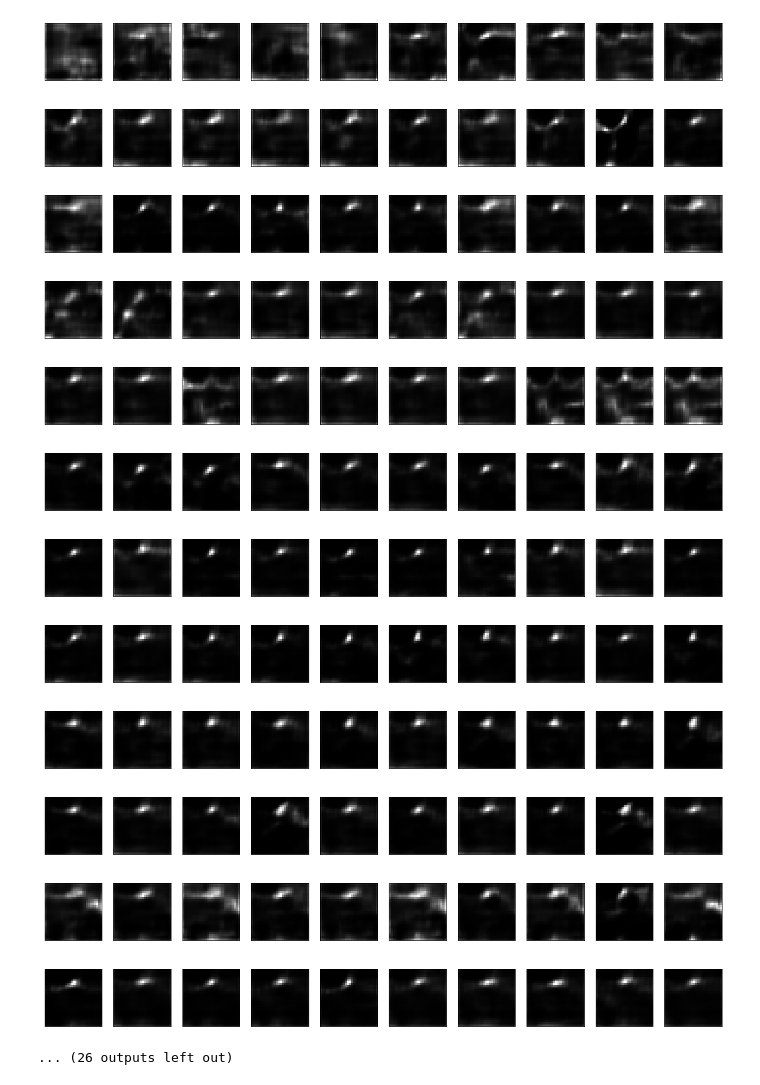
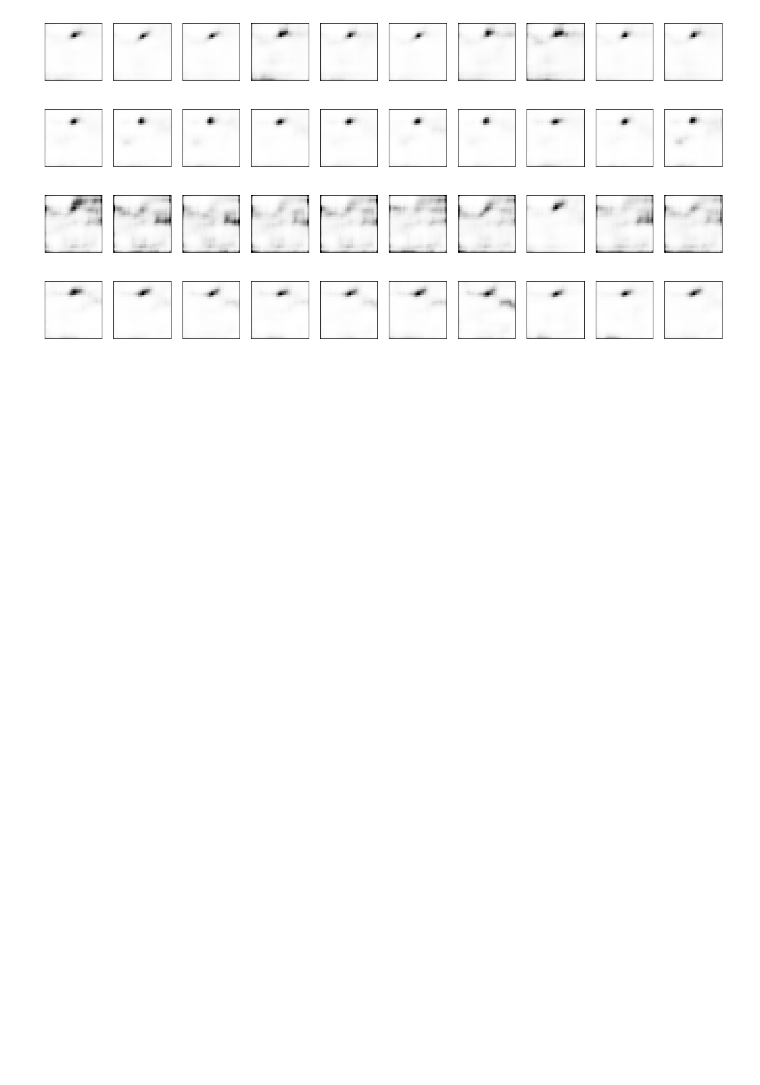
Before and after one commit to fredybotas/Neural-networks, a Jupyter notebook: MNIST_gan_generator/wikt_generator.ipynb, the cells around one changed output. Cells and saved outputs as stored; diff of their text form; code cells hidden in the pictures; blank space fills up the shorter version.

```diff
--- a/MNIST_gan_generator/wikt_generator.ipynb
+++ b/MNIST_gan_generator/wikt_generator.ipynb
@@ -18,6 +18,7 @@ data_x = []
 for a, b in zip(train_data_x, train_data_y):
     if b == 1.:
         data_x.append(a)
+        pass
 
 discriminator_input_dim = 8 * 4
 discriminator_output_dim = 1
@@ -25,10 +26,10 @@ discriminator_output_dim = 1
 generator_input_dim = 100
 generator_output_dim = 8 * 4
 
-hidden_layer_dim = 64
+hidden_layer_dim = 128
 
 epoch_dim = 500000
-batch_size = 50
+batch_size = 100
 
 x_discriminator = tf.placeholder("float32", shape=[None, discriminator_input_dim])
 
@@ -61,7 +62,7 @@ def discriminator(x):
 def generator(x):
     generator_hidden = tf.nn.relu(tf.matmul(x, G_W1) + G_B1)
     generator_output = tf.matmul(generator_hidden, G_W2) + G_B2
-    generator_output_activated = tf.nn.relu(generator_output)
+    generator_output_activated = tf.nn.sigmoid(generator_output)
     return generator_output_activated
 
 
@@ -80,46 +81,36 @@ init = tf.global_variables_initializer()
 sess.run(init)
 
 
 def sample(a, b):
     return np.random.uniform(-1., 1., size=[a, b])
 
 with open('MNIST_gan_generator/decoder.json', 'r') as f:
     decoder = model_from_json(f.read())
     decoder.load_weights("MNIST_gan_generator/decoder.h5")
 
 counter = 0
 for epoch in range(epoch_dim):
     batch_x = train_data_x[counter: counter+batch_size]
     counter += batch_size
     if counter >= len(train_data_x):
         counter = 0
-    if epoch % 5000 == 0:
+    if epoch % 1000 == 0:
         n = 10
         test_pict = generator(x_generator).eval(feed_dict={x_generator:sample(n, generator_input_dim)})
         test_pict = np.array(test_pict)
         decoded_imgs = decoder.predict(test_pict)
         plt.figure(figsize=(20, 8))
         for i in range(0, n):
             ax = plt.subplot(1, n, i + 1)
-            plt.imshow(decoded_imgs[i].reshape(28, 28))
-            plt.gray()
+            plt.imshow(decoded_imgs[i].reshape(28, 28), cmap="Greys")
             ax.get_xaxis().set_visible(False)
             ax.get_yaxis().set_visible(False)
         plt.show()
 
     sess.run([discriminator_optimizer, discriminator_loss], feed_dict={x_discriminator: batch_x, x_generator:sample(batch_size, generator_input_dim)})
     sess.run([generator_optimizer, generator_loss], feed_dict={x_generator:sample(batch_size, generator_input_dim)})
 # %% [output]
-[figure, old version]
+[figure, new version]
-[figure, old version]
+[figure, new version]
-[figure, old version]
+[figure, new version]
-[figure, old version]
+[figure, new version]
-[figure, removed]
-[figure, removed]
-[figure, removed]
-[figure, removed]
-[figure, removed]
-[figure, removed]
-[figure, removed]
-[figure, removed]
-... (26 outputs left out)
```
